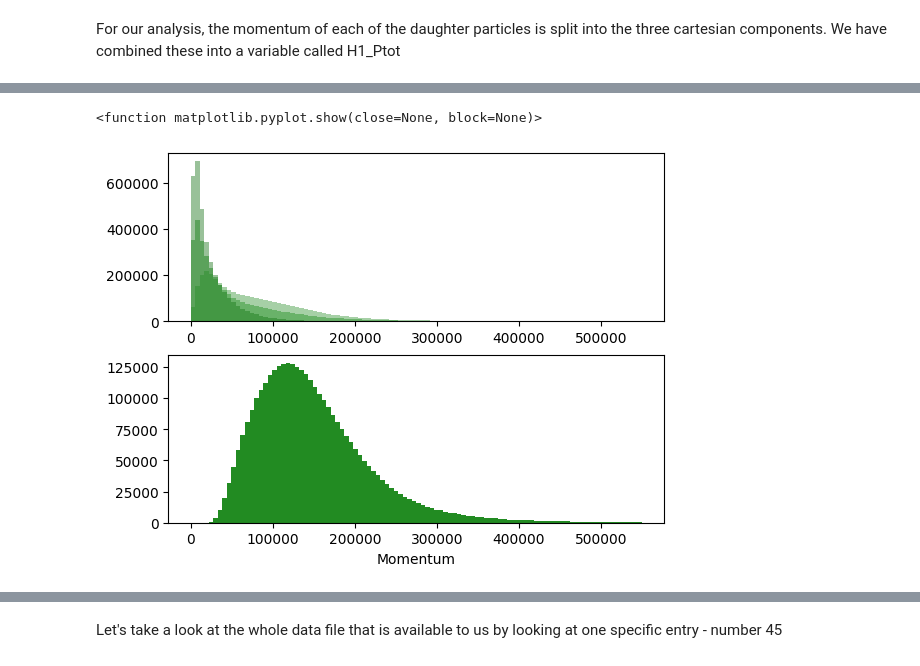
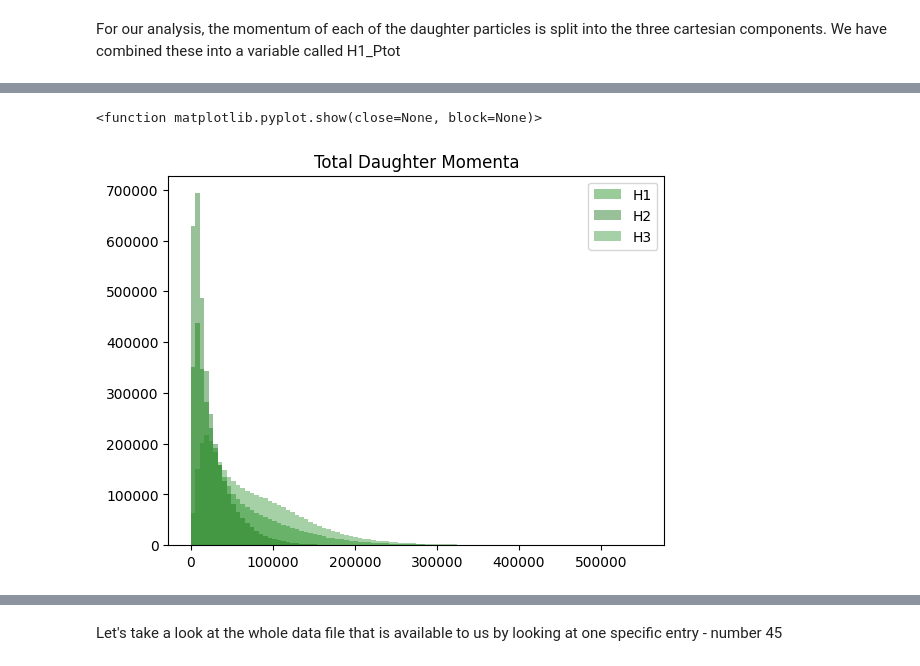
Before and after one commit to SmrithiCh/PRA3024-, a Jupyter notebook: PRA3024_Particle_Physics_W4.ipynb, the cells around one changed output, grey strips where cells are left out. Cells and saved outputs as stored; diff of their text form; code cells hidden in the pictures.

```diff
--- a/PRA3024_Particle_Physics_W4.ipynb
+++ b/PRA3024_Particle_Physics_W4.ipynb
@@ -211,0 +216,31 @@ for i in range(tree.GetEntries()):
+# %%
+import numpy as np
+# General function for total momentum defined
+P_tot = lambda px, py, pz: np.sqrt(px**2+py**2+pz**2)
+# function vectorised
+P_tot_vectorized = np.vectorize(P_tot)
+
+H1_PX, H1_PY, H1_PZ = [], [], []
+H2_PX, H2_PY, H2_PZ = [], [], []
+H3_PX, H3_PY, H3_PZ = [], [], []
+
+# calling information from each particle as before
+for i in range(tree.GetEntries()):
+  tree.GetEntry(i)
+
+  H1_PX.append(getattr(tree, "H1_PX"))
+  H1_PY.append(getattr(tree, "H1_PY"))
+  H1_PZ.append(getattr(tree, "H1_PZ"))
+
+  H2_PX.append(getattr(tree, "H2_PX"))
+  H2_PY.append(getattr(tree, "H2_PY"))
+  H2_PZ.append(getattr(tree, "H2_PZ"))
+
+  H3_PX.append(getattr(tree, "H3_PX"))
+  H3_PY.append(getattr(tree, "H3_PY"))
+  H3_PZ.append(getattr(tree, "H3_PZ"))
+
+# momenta stored in an array so they can be called later instead of rerunning stuff for the Mother
+H1_Ptot = P_tot_vectorized(H1_PX, H1_PY, H1_PZ)
+H2_Ptot = P_tot_vectorized(H2_PX, H2_PY, H2_PZ)
+H3_Ptot = P_tot_vectorized(H3_PX, H3_PY, H3_PZ)
@@ -212,24 +255,20 @@ for i in range(tree.GetEntries()):
 # %%
 #Plot the Daughters' Momenta
 import matplotlib.pyplot as plt
 %matplotlib inline
 
-plt.subplot(2, 1, 1) #histogram for daughter momenta
+#histogram for daughter momenta
 plt.hist(H1_Ptot,100,range = (0,0.55e6),alpha = 0.4, color='green',label='H1')
 plt.hist(H2_Ptot,100,range = (0,0.55e6),alpha = 0.4, color='darkgreen',label='H2')
 plt.hist(H3_Ptot,100,range = (0,0.55e6),alpha = 0.4, color='forestgreen',label='H3')
+plt.title("Total Daughter Momenta")
+plt.legend()
 plt.show
 
 #technical difficulty legend:
 #H1_ProbK = middle layer
 #H2_ProbK = lightest (back) layer
 #H3_ProbK = darkest (front) layer
-
-plt.subplot(2, 1, 2) #histogram for mother's momentum
-plt.xlabel("Momentum")
-plt.hist(M_Ptot, 100, range = (0,0.55e6), color = 'forestgreen')
-
-plt.show
 # %% [output]
 <function matplotlib.pyplot.show(close=None, block=None)>
-[figure, old version]
+[figure, new version]
```
Also changed, not shown: parts of 24 cells of this notebook.
